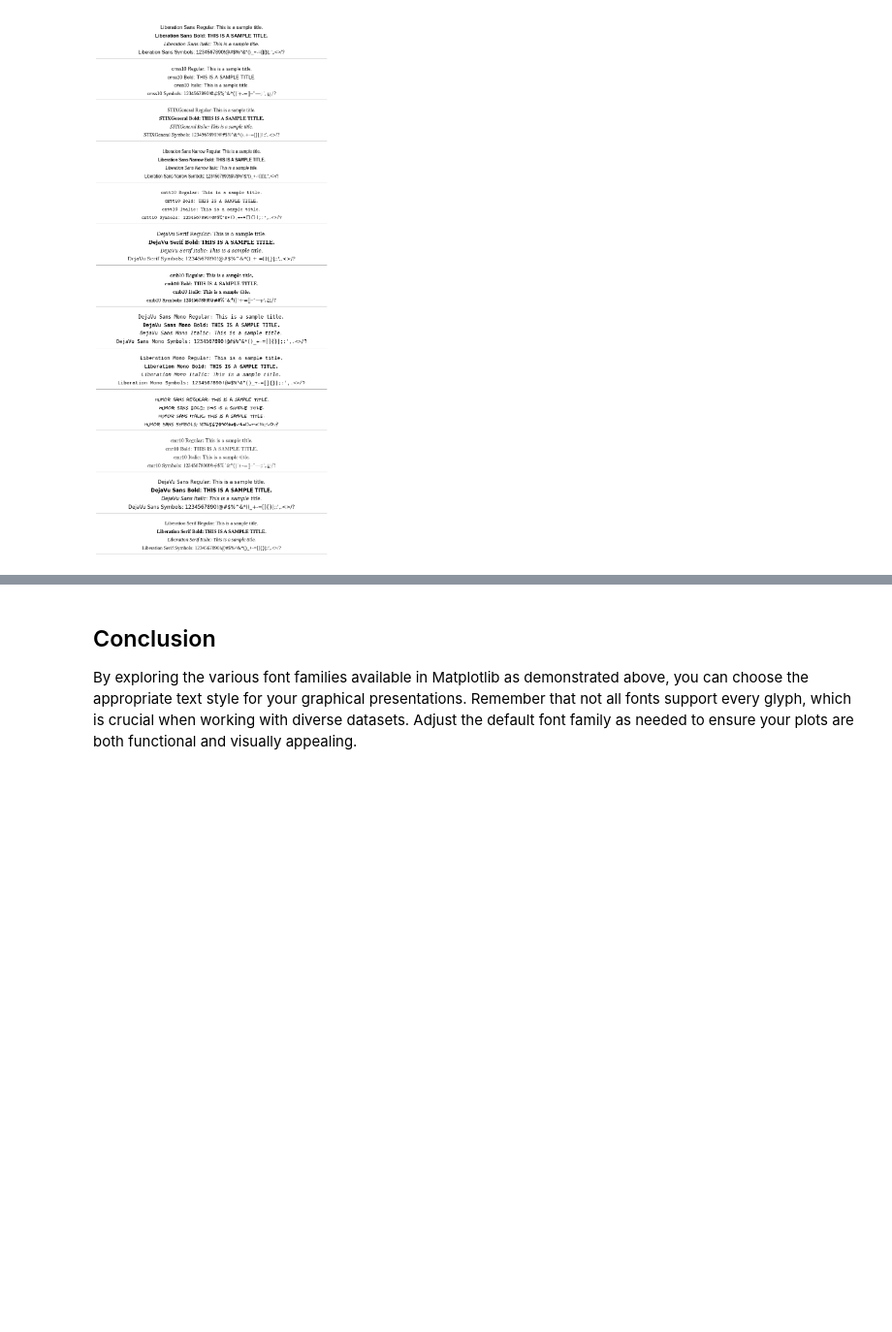
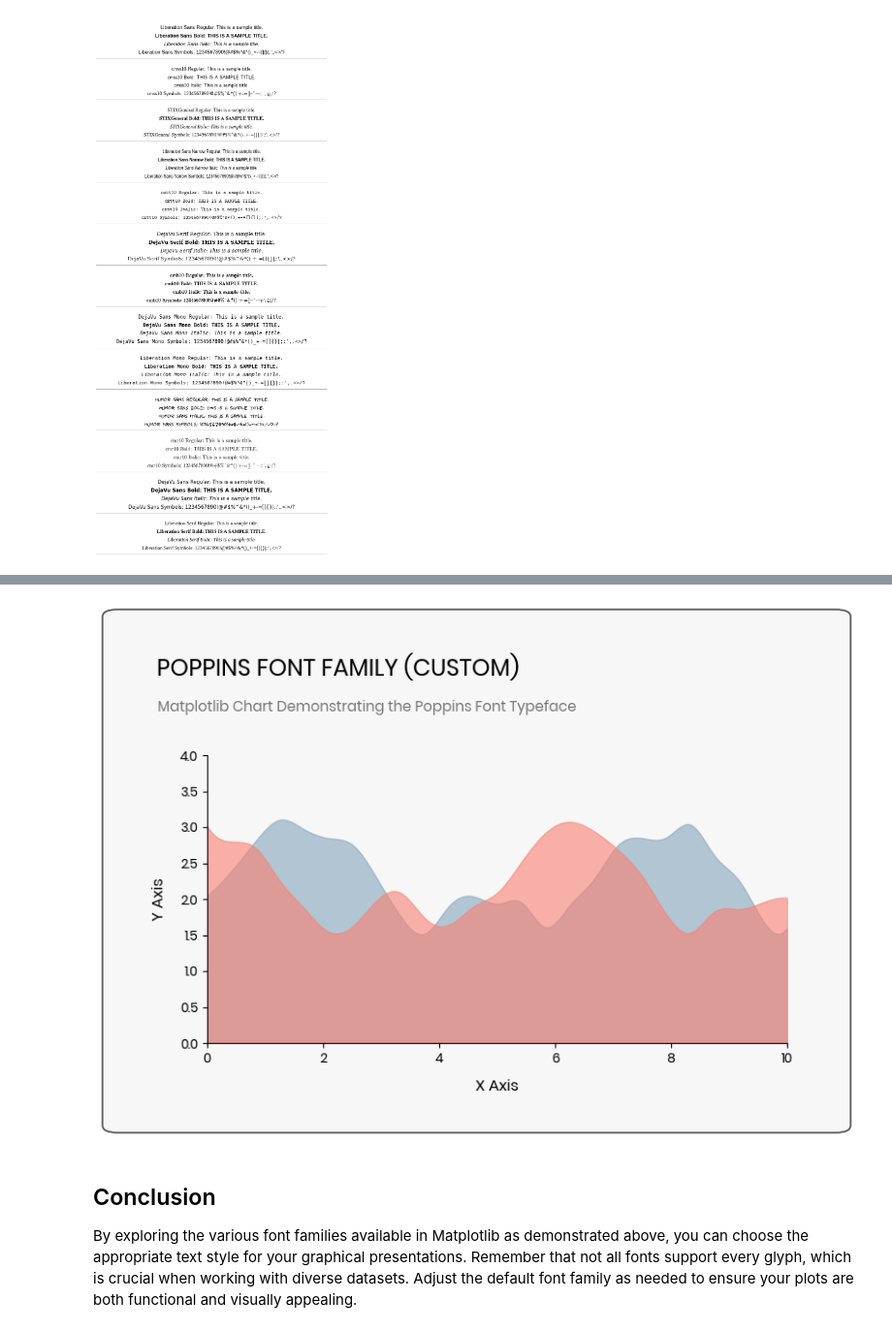
Before and after one commit to carogaltier/matplotlib-fonts, a Jupyter notebook: matplotlib_font_families_tutorial.ipynb, the cells around one changed output, grey strips where cells are left out. Shown at 97% size. Drawn from its saved outputs; the diff is of its cells as text; code cells hidden in the pictures; blank space fills up the shorter version.

```diff
--- a/matplotlib_font_families_tutorial.ipynb
+++ b/matplotlib_font_families_tutorial.ipynb
@@ -184,3 +364,76 @@ plt.rcParams['font.family'] = ['Liberation Sans', 'DejaVu Sans']
+# %%
+# Download and save the font file directly
+font_url = 'https://www.1001fonts.com/download/font/poppins.regular.ttf'
+font_path = 'poppins.ttf'
+
+with open(font_path, 'wb') as f:
+    f.write(requests.get(font_url).content)
+
+# Add the downloaded font to Matplotlib's font manager
+fm.fontManager.addfont(font_path)
+
+# Set the downloaded font as the default for all plots
+plt.rc('font', family='Poppins')
+# %%
+# Set random seed for reproducibility
+np.random.seed(42)
+
+# Generate data (e.g., for two time series)
+x = np.linspace(0, 10, 25)  # Fewer points to emphasize smoothing
+y1 = 1.5 + np.abs(np.sin(x) + 0.5 + 0.1 * np.random.randn(25))  # First area plot
+y2 = 1.5 + np.abs(np.cos(x) + 0.5 + 0.1 * np.random.randn(25))  # Second area plot
+
+# Interpolation to smooth the curves with a higher number of points
+x_smooth = np.linspace(x.min(), x.max(), 1000)  # More points for an even smoother curve
+y1_smooth = make_interp_spline(x, y1)(x_smooth)  # Spline interpolation for y1
+y2_smooth = make_interp_spline(x, y2)(x_smooth)  # Spline interpolation for y2
+
+# Create figure and axis
+fig, ax = plt.subplots(figsize=(8, 4))
+
+ax.set_facecolor('#f7f7f7')  # Set the background color of the axes
+
+
+# Adding a custom rectangle with rounded corners (border radius) around the figure
+border_radius = 0.02
+
+rect = patches.FancyBboxPatch((-0.015, -0.13), 1, 1.4,
+                         transform=fig.transFigure, facecolor="#f7f7f7", edgecolor='#222',
+                         linewidth=1, clip_on=False, zorder=-3, linestyle='-',
+                              boxstyle=f"round,pad=0,rounding_size={border_radius}")
+fig.patches.extend([rect])
+
+# Set the title and subtitle
+fig.suptitle('POPPINS FONT FAMILY (CUSTOM)', fontsize=18, x=0.3, y=1.15, ha="center")
+ax.set_title('Matplotlib Chart Demonstrating the Poppins Font Typeface',
+             fontsize=11, color='#757575', x=0.275, y=1.125, ha="center")
+
+
+
+# Plot the first area (blue) with some transparency
+plt.fill_between(x_smooth, y1_smooth, color='#84a4bb', alpha=0.6, label='sin(x) + noise (smooth)')
+
+# Plot the second area (red) with some transparency
+plt.fill_between(x_smooth, y2_smooth, color='salmon', alpha=0.6, label='cos(x) + noise (smooth)')
+
+plt.xlabel("X Axis", fontsize=12, labelpad=10)
+plt.ylabel("Y Axis", fontsize=12, labelpad=10)
+plt.grid(False)
+
+
+# Set the x-axis and y-axis
+plt.ylim(0, 4)
+plt.xlim(0, 10)
+
+# Remove the top and right spines
+ax = plt.gca()
+ax.spines['top'].set_visible(False)
+ax.spines['right'].set_visible(False)
+
+# Show the plot
+plt.show()
+# %% [output]
+[figure, added]
 # %% [markdown]
 ## Conclusion
 
```
Also changed, not shown: parts of 11 cells of this notebook.
